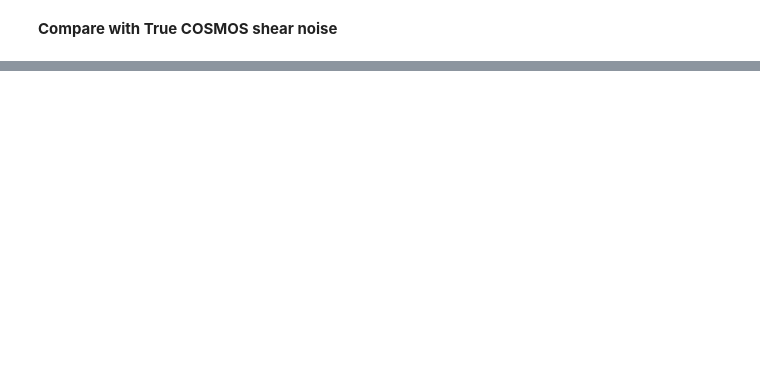
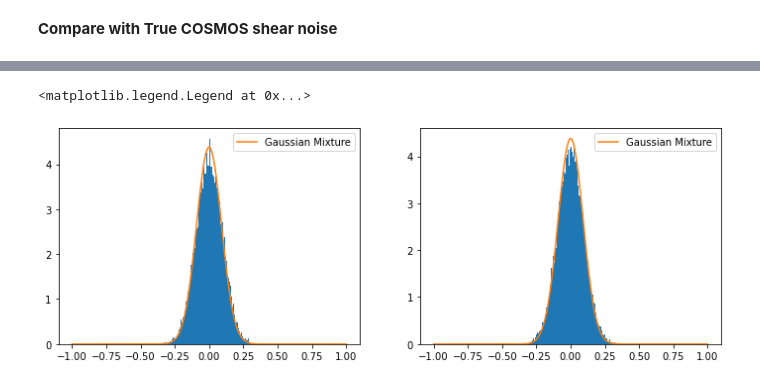
Before and after one commit to CosmoStat/jax-lensing, a Jupyter notebook: notebooks/KappaTNG_COSMOS_emulation.ipynb, the cells around one changed output, grey strips where cells are left out. Cells and saved outputs as stored; diff of their text form; code cells hidden in the pictures; blank space fills up the shorter version.

```diff
--- a/notebooks/KappaTNG_COSMOS_emulation.ipynb
+++ b/notebooks/KappaTNG_COSMOS_emulation.ipynb
@@ -93,0 +146,19 @@ print(jnp.std(cosmos_e1[~m]))
+# %%
+e1_10 = e1[:-7].reshape((-1,10)).mean(axis=-1)
+e2_10 = e2[:-7].reshape((-1,10)).mean(axis=-1)
+
+figure(figsize=[12,4])
+subplot(121)
+z = model(results.x/jnp.sqrt(10))
+hist(e1_10, 256, density=True);
+plot(coords, z, label=r'Gaussian Mixture')
+legend()
+
+subplot(122)
+z = model(results.x/jnp.sqrt(10))
+hist(e2_10, 256, density=True);
+plot(coords, z, label=r'Gaussian Mixture')
+legend()
+# %% [output]
+<matplotlib.legend.Legend at 0x...>
+[figure, added]
```
Also changed, not shown: parts of 41 cells of this notebook.
